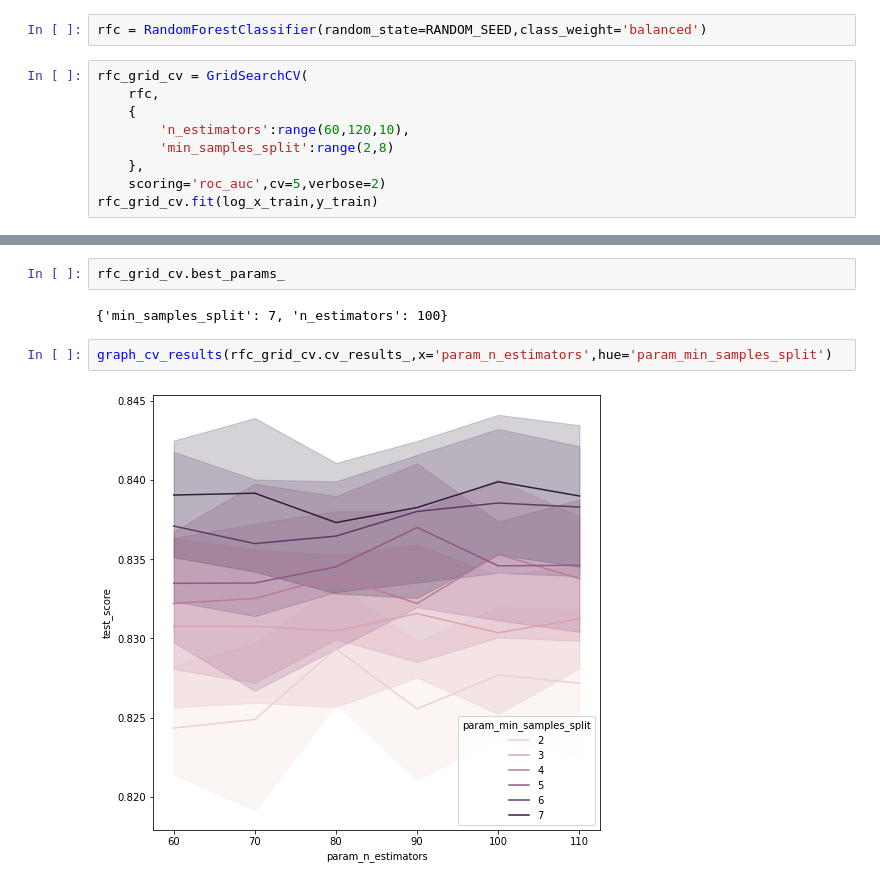
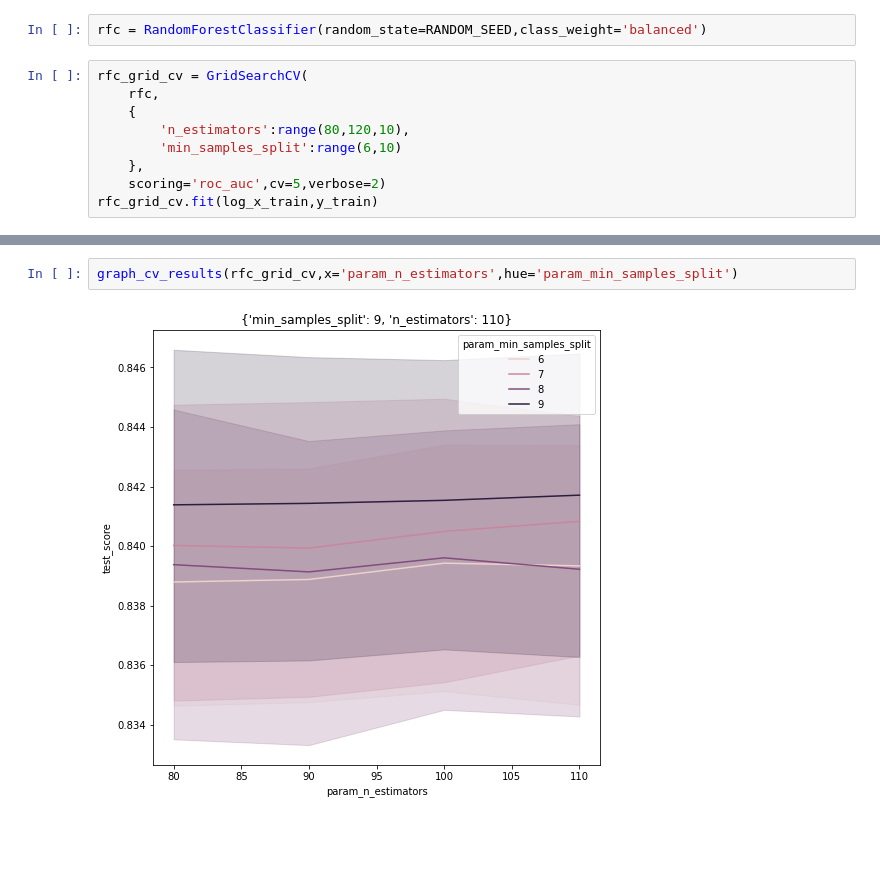
Before and after one commit to Jeff-ChenFan-Wang/TelecomChurnAnalysis, a Jupyter notebook: Model.ipynb, the cells around one changed output, grey strips where cells are left out. Saved outputs shown, nothing was run; the diff lists cells and outputs as text; blank space fills up the shorter version.

```diff
--- a/Model.ipynb
+++ b/Model.ipynb
@@ -149,8 +154,8 @@ rfc = RandomForestClassifier(random_state=RANDOM_SEED,class_weight='balanced')
 rfc_grid_cv = GridSearchCV(
     rfc,
     {
-        'n_estimators':range(60,120,10),
-        'min_samples_split':range(2,8)
+        'n_estimators':range(80,120,10),
+        'min_samples_split':range(6,10)
     },
     scoring='roc_auc',cv=5,verbose=2)
 rfc_grid_cv.fit(log_x_train,y_train)
@@ -179,8 +162,4 @@ GridSearchCV(cv=5, estimator=RandomForestClassifier(),
-# %%
-rfc_grid_cv.best_params_
-# %% [output]
-{'min_samples_split': 7, 'n_estimators': 100}
 # %%
-graph_cv_results(rfc_grid_cv.cv_results_,x='param_n_estimators',hue='param_min_samples_split')
+graph_cv_results(rfc_grid_cv,x='param_n_estimators',hue='param_min_samples_split')
 # %% [output]
-[figure, old version]
+[figure, new version]
```
Also changed, not shown: parts of 10 cells of this notebook, 4 other files.
